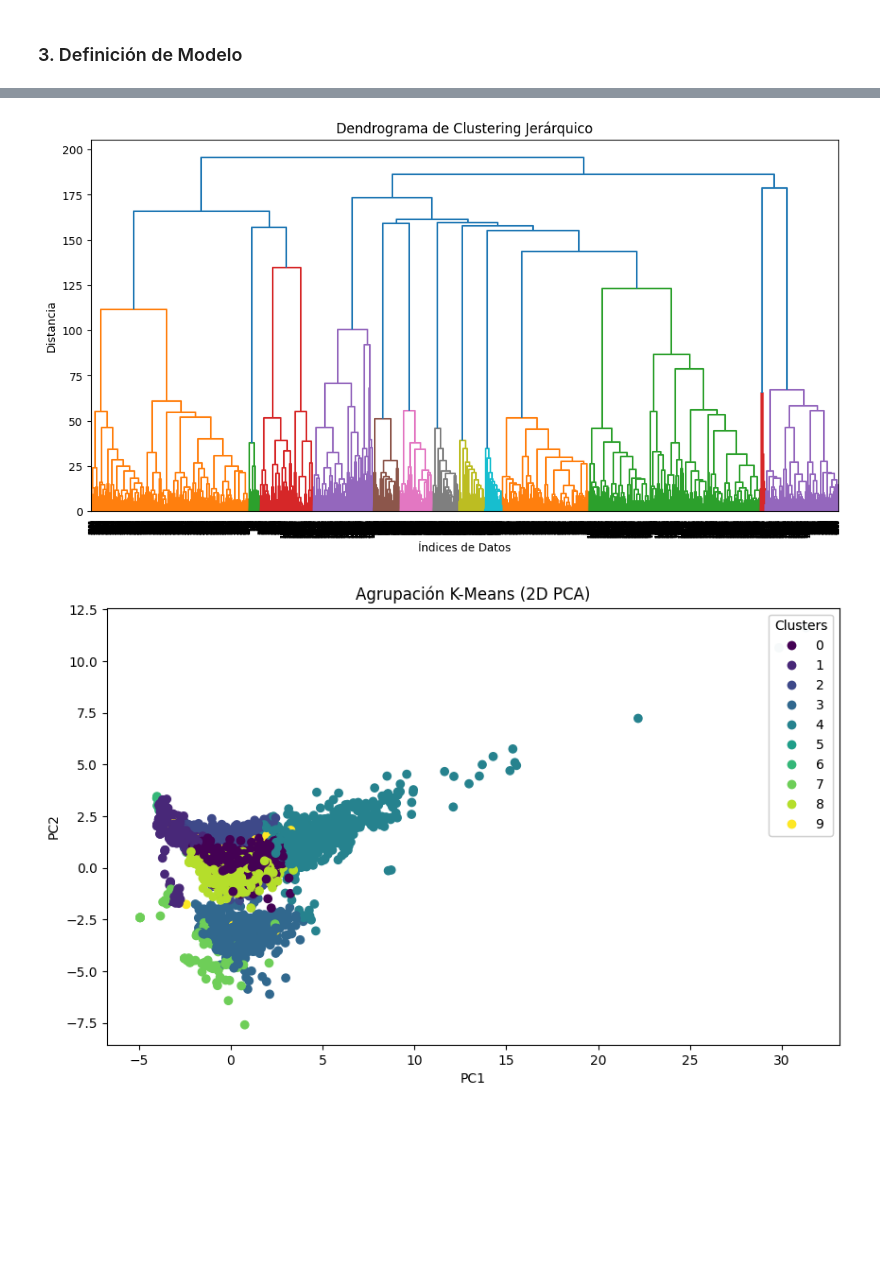
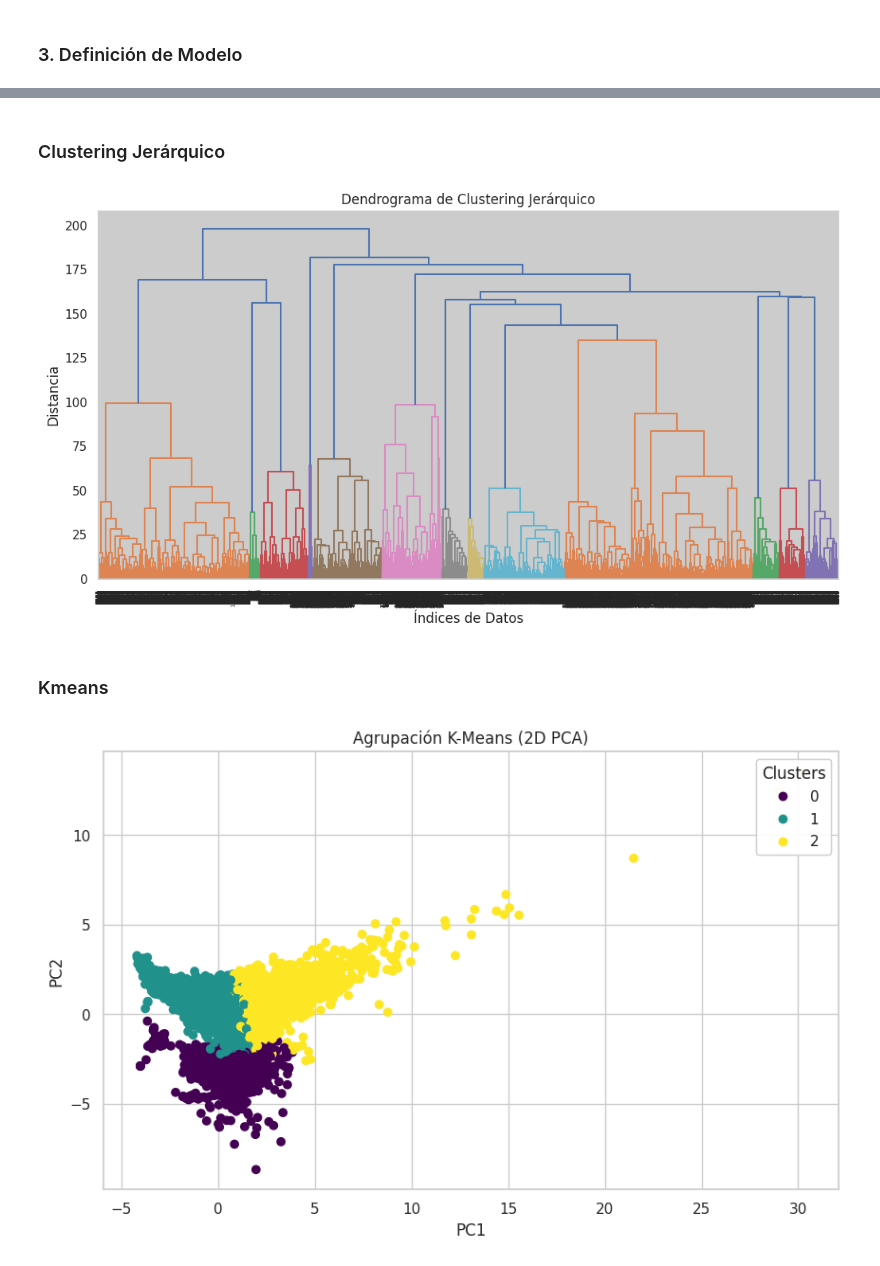
Before and after one commit to Erwin-DS/Proyecto_UL, a Jupyter notebook: Proyecto_UL.ipynb, the cells around one changed output, grey strips where cells are left out. Drawn from its saved outputs; the diff is of its cells as text; code cells hidden in the pictures; blank space fills up the shorter version.

```diff
--- a/Proyecto_UL.ipynb
+++ b/Proyecto_UL.ipynb
@@ -34,9 +54,12 @@ En la carpeta `data` se encuentra el archivo `lugares.csv` cargue estos datos en
 # %%
+#Importamos las librerias que vamos a utilizar
 import pandas as pd
 import numpy as np
 import matplotlib as plt
-# Utilice este espacio para escribir el código.
-df = pd.read_csv('data/online_shoppers_intention.csv')
+
+#Cargamos los datos
+
+df = pd.read_csv('data/online_shoppers_intention.csv', sep=',')
 df.head()
 # %% [output]
 |  | Administrative | Administrative_Duration | Informational | Informational_Duration | ProductRelated | ... |
@@ -117,0 +151,26 @@ En la tabla anterior tenemos las estadisticas descriptivas de nuestros datos. Co
+# %%
+#Continuamos revisando la cantidad de visitas online que fueron efectivas
+# Importamos las librerias
+import seaborn as sns
+import matplotlib.pyplot as plt
+%matplotlib inline
+
+# Creamos el plot
+sns.set(style="whitegrid")
+plt.figure(figsize=(8, 6))
+ax = sns.countplot(data=df, x='Revenue', palette='Set2')
+
+# Organizamos el titulo y el nombre del eje x y y
+plt.title('Total Revenue', fontsize=15)
+plt.xlabel('Revenue completado', fontsize=12)
+plt.ylabel('Cantidad', fontsize=12)
+
+# Añadimos los % de las visitas efectivas
+total_count = len(df)
+for p in ax.patches:
+    percentage = '{:.1f}%'.format(100 * p.get_height() / total_count)
+    x = p.get_x() + p.get_width() / 2
+    y = p.get_height()
+    ax.annotate(percentage, (x, y), ha='center', va='bottom', fontsize=12)
+
+plt.show()
@@ -165,10 +247,14 @@ val_num.head()
+# %% [markdown]
+### Clustering Jerárquico
 # %%
+#Importamos las librerias
 from sklearn.cluster import KMeans
 from sklearn.cluster import AgglomerativeClustering
 from scipy.cluster.hierarchy import dendrogram, linkage
 
 data = val_num.drop('Revenue', axis=1)
 
+#Estandarizamos los datos
 scaler = StandardScaler()
 scaled_data = scaler.fit_transform(data)
 
@@ -190,32 +276,34 @@ plt.xlabel('Índices de Datos')
 plt.ylabel('Distancia')
 plt.show()
 # %% [output]
-[figure, old version]
+[figure, new version]
+# %% [markdown]
+### Kmeans
 # %%
 from sklearn.decomposition import PCA
 
-kmeans = KMeans(n_clusters=10, random_state=42)  # Cambia el número de clusters según tus necesidades
+kmeans = KMeans(n_clusters=3, random_state=42)  # Cambia el número de clusters según tus necesidades
 kmeans.fit(X_scaled)
 
 # Reduce la dimensionalidad a 2D utilizando PCA
 pca = PCA(n_components=2)
 X_pca = pca.fit_transform(X_scaled)
 
 # Agrega las etiquetas de cluster al DataFrame original
 data['Cluster'] = kmeans.labels_
 
 # Visualiza los resultados en un scatter plot
 plt.figure(figsize=(10, 6))
 scatter = plt.scatter(X_pca[:, 0], X_pca[:, 1], c=data['Cluster'], cmap='viridis')
 plt.title('Agrupación K-Means (2D PCA)')
 plt.xlabel('PC1')
 plt.ylabel('PC2')
 
 # Agrega una leyenda para los clusters
 legend1 = plt.legend(*scatter.legend_elements(),
                     loc="upper right", title="Clusters")
 plt.gca().add_artist(legend1)
 
 plt.show()
 # %% [output]
-[figure, old version]
+[figure, new version]
```
Also changed, not shown: parts of 56 cells of this notebook.
